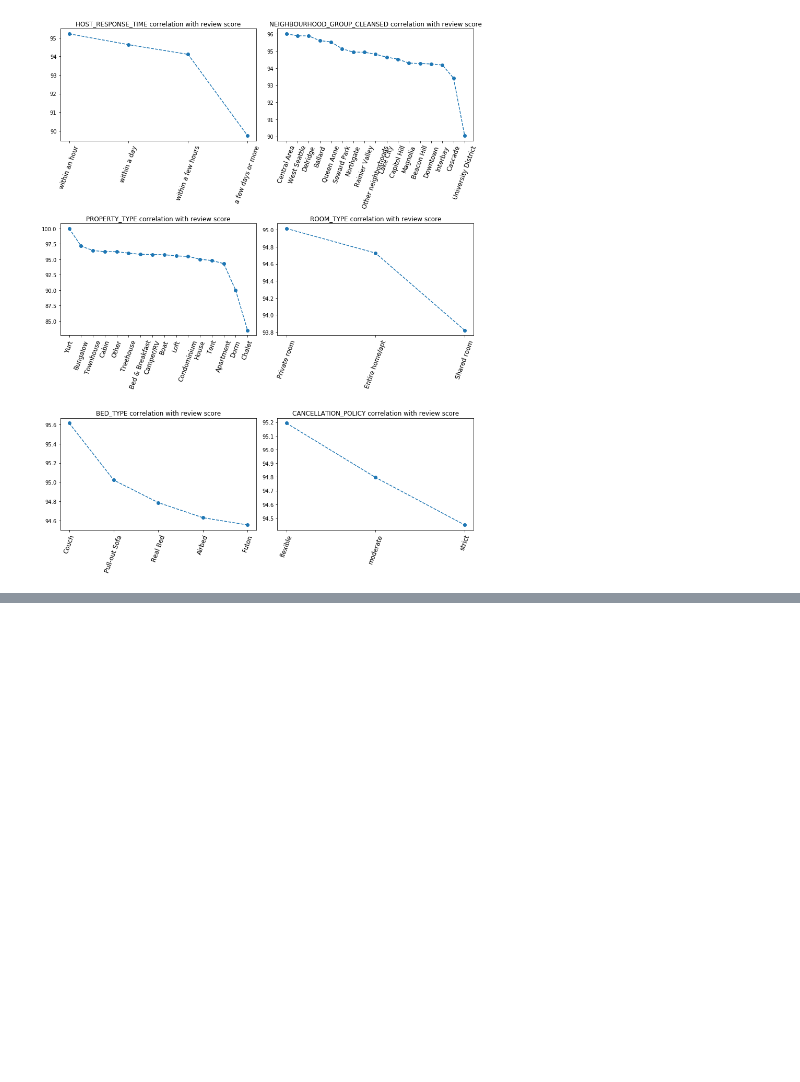
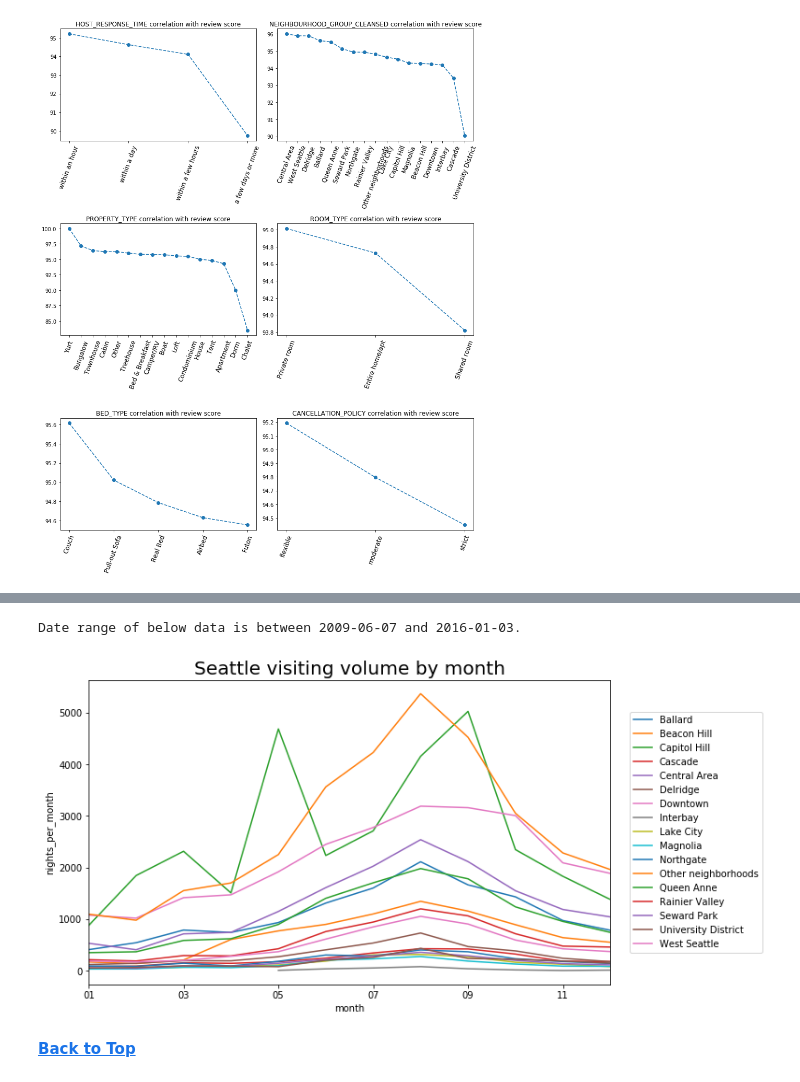
Before and after one commit to BambooPalace/UdacityDataScienceNanoDegree, a Jupyter notebook: Airbnb Dataset Analysis.ipynb, the cells around one changed output, grey strips where cells are left out. Cells and saved outputs as stored; diff of their text form; code cells hidden in the pictures; blank space fills up the shorter version.

```diff
--- a/Airbnb Dataset Analysis.ipynb
+++ b/Airbnb Dataset Analysis.ipynb
@@ -818,0 +851,19 @@ plot.title('Seattle ')
+# %%
+#lets's get back to reviews data
+reviews=pd.read_csv(reviews_path)
+reviews.head()
+# %%
+
+# add month feature regardless of the year
+reviews['month']=reviews.date.str.split('-').str.get(1)
+reviews['year']=reviews.date.str.split('-').str.get(0)
+
+
+# add minimum_nights to estimate occupancy days, add neighbouthood for analysis
+reviews=reviews.merge(listing[['id','minimum_nights','neighbourhood_group_cleansed']], \
+                      left_on='listing_id',right_on='id')
+
+# checked duplicates is 0
+reviews.duplicated().sum()
+
+reviews.head()
@@ -818,0 +877,5 @@ plot.title('Seattle ')
+# %%
+#group data to gather useful infomation
+occupancy=reviews.groupby(['neighbourhood_group_cleansed','month']).\
+    minimum_nights.sum().reset_index(name='nights_per_month')
+occupancy.head()
@@ -818,0 +889,4 @@ plot.title('Seattle ')
+# %%
+#pivot data for graph drawing
+occupancy_pivot=occupancy.pivot(index='month', columns='neighbourhood_group_cleansed',values='nights_per_month')
+occupancy_pivot.head()
@@ -818,0 +901,15 @@ plot.title('Seattle ')
+# %%
+print('Date range of below data is between 2009-06-07 and 2016-01-03.')
+
+#plotting
+occupancy_pivot.plot()
+fig = plt.gcf()
+fig.set_size_inches(10, 6,forward=True)
+plt.legend(loc='right',bbox_to_anchor=(1.3,0.5))
+plt.title('Seattle visiting volume by month',size=20)
+plt.ylabel('nights_per_month');
+# %% [output]
+Date range of below data is between 2009-06-07 and 2016-01-03.
+[figure, added]
+# %% [markdown]
+[**Back to Top**](#p5)
```
Also changed, not shown: parts of 32 cells of this notebook, 5 other files.
